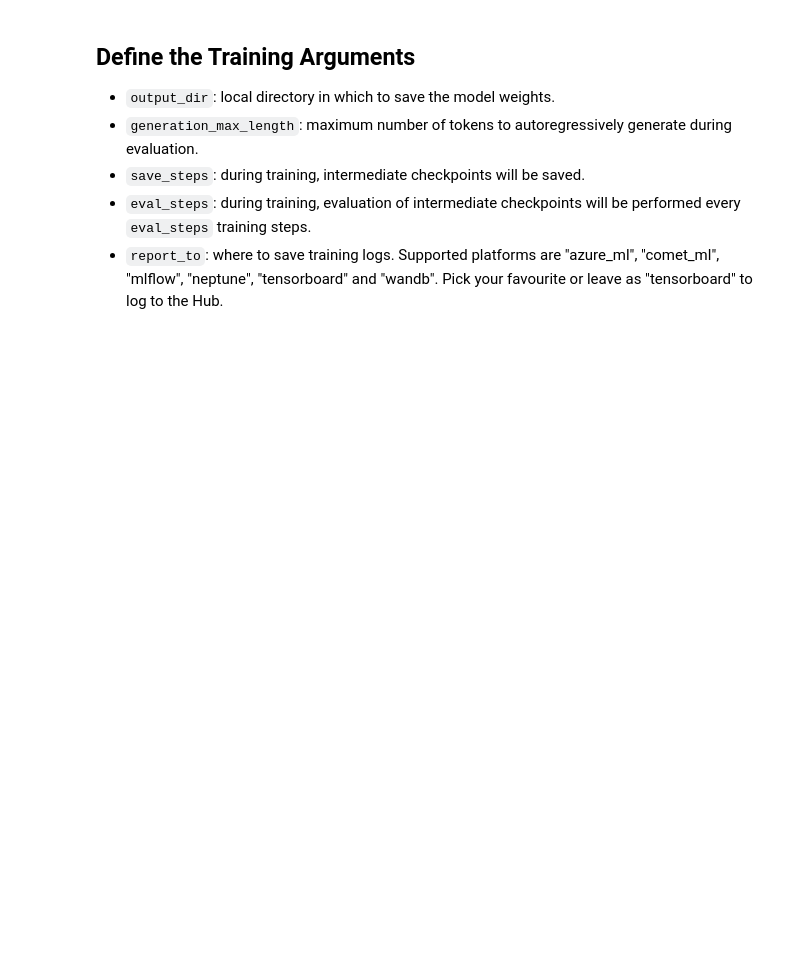
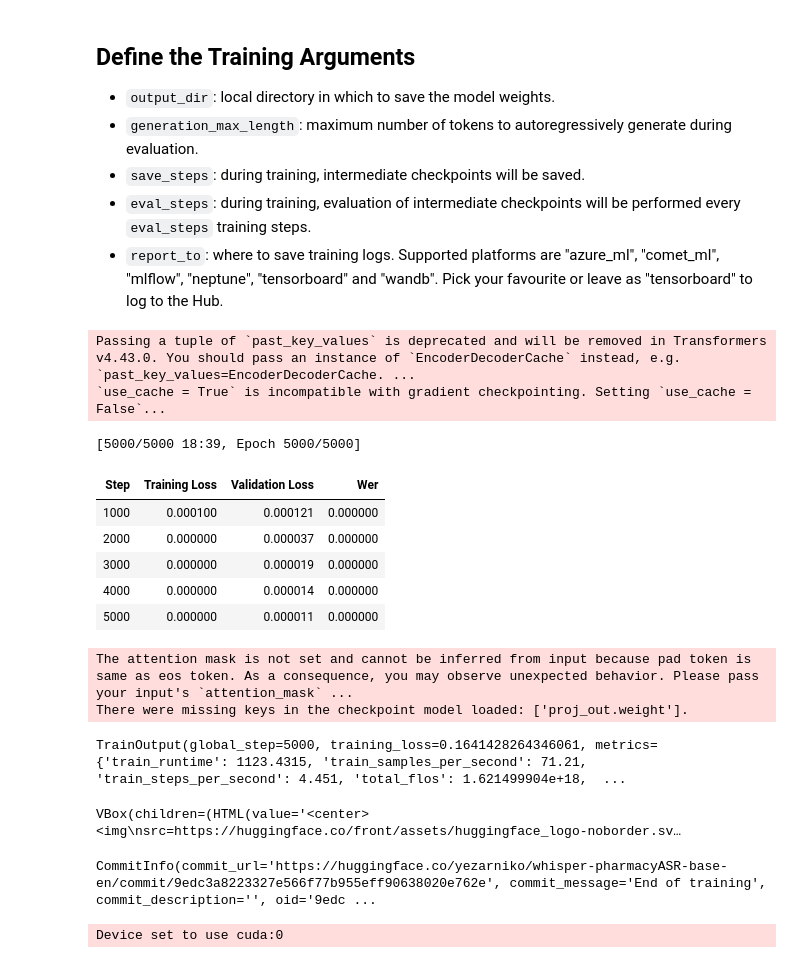
Before and after one commit to yezarniko/PharmacyASR, a Jupyter notebook: whisperFineTuning.ipynb, the cells around one changed output. Cells and saved outputs as stored; diff of their text form; code cells hidden in the pictures; blank space fills up the shorter version.

```diff
--- a/whisperFineTuning.ipynb
+++ b/whisperFineTuning.ipynb
@@ -401,3 +381,48 @@ trainer = Seq2SeqTrainer(
     compute_metrics=compute_metrics,
     processing_class=processor,
 )
+# %%
+trainer.train()
+# %% [output]
+Passing a tuple of `past_key_values` is deprecated and will be removed in Transformers v4.43.0. You should pass an instance of `EncoderDecoderCache` instead, e.g. `past_key_values=EncoderDecoderCache. ...
+`use_cache = True` is incompatible with gradient checkpointing. Setting `use_cache = False`...
+[5000/5000 18:39, Epoch 5000/5000]
+| Step | Training Loss | Validation Loss | Wer |
+| 1000 | 0.000100 | 0.000121 | 0.000000 |
+| 2000 | 0.000000 | 0.000037 | 0.000000 |
+| 3000 | 0.000000 | 0.000019 | 0.000000 |
+| 4000 | 0.000000 | 0.000014 | 0.000000 |
+| 5000 | 0.000000 | 0.000011 | 0.000000 |
+The attention mask is not set and cannot be inferred from input because pad token is same as eos token. As a consequence, you may observe unexpected behavior. Please pass your input's `attention_mask` ...
+There were missing keys in the checkpoint model loaded: ['proj_out.weight'].
+TrainOutput(global_step=5000, training_loss=0.1641428264346061, metrics={'train_runtime': 1123.4315, 'train_samples_per_second': 71.21, 'train_steps_per_second': 4.451, 'total_flos': 1.621499904e+18,  ...
+# %%
+from huggingface_hub import notebook_login
+
+notebook_login()
+# %% [output]
+VBox(children=(HTML(value='<center> <img\nsrc=https://huggingface.co/front/assets/huggingface_logo-noborder.sv…
+# %%
+kwargs = {
+    "dataset_tags": "mozilla-foundation/common_voice_11_0",
+    "dataset": "Custom Data",  # a 'pretty' name for the training dataset
+    "dataset_args": "config: en, split: test",
+    "language": "en",
+    "model_name": "Whisper Base Pharmacy - Paracetamol",  # a 'pretty' name for your model
+    "finetuned_from": "openai/whisper-base.en",
+    "tasks": "automatic-speech-recognition",
+}
+trainer.push_to_hub(**kwargs)
+# %% [output]
+CommitInfo(commit_url='https://huggingface.co/yezarniko/whisper-pharmacyASR-base-en/commit/9edc3a8223327e566f77b955eff90638020e762e', commit_message='End of training', commit_description='', oid='9edc ...
+# %%
+from transformers import pipeline
+import gradio as gr
+
+pipe = pipeline(model="yezarniko/whisper-pharmacyASR-base-en")  # change to "your-username/the-name-you-picked"
+
+def transcribe(audio):
+    text = pipe(audio)["text"]
+    return text
+# %% [output]
+Device set to use cuda:0
```
Also changed, not shown: parts of 21 cells of this notebook.
